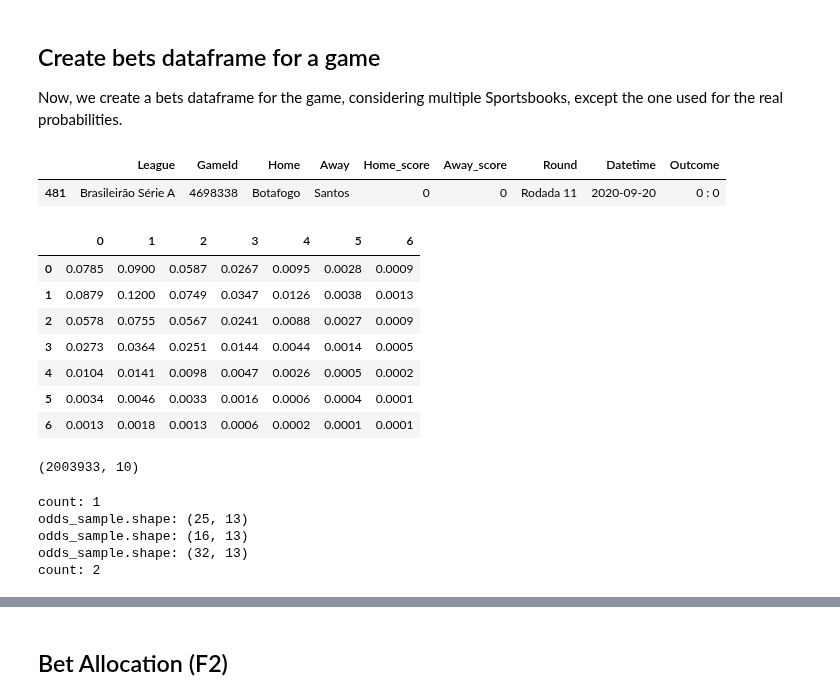
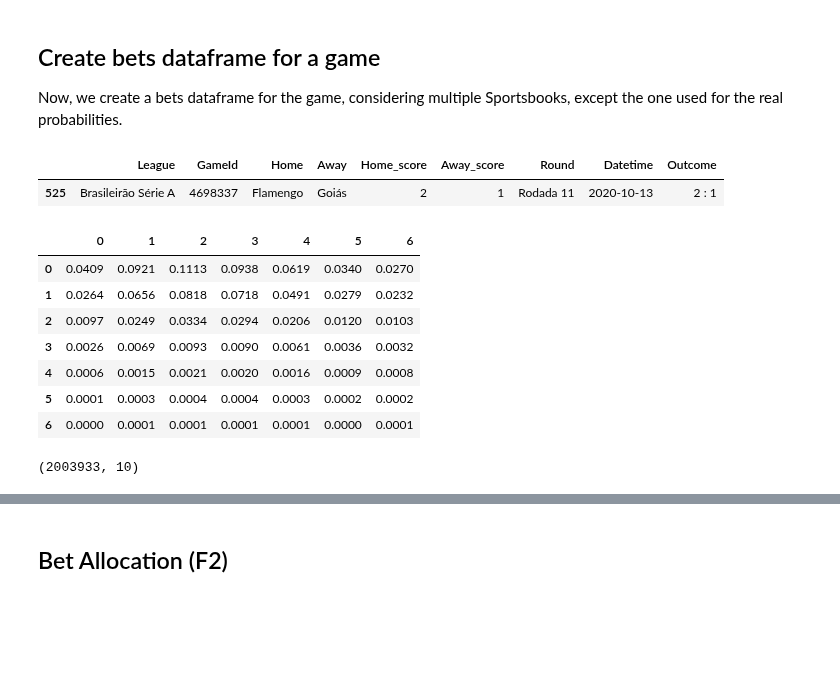
Before and after one commit to MarcosAugusto47/soccer-betting-strategy, a Jupyter notebook: notebook.ipynb, the cells around one changed output, grey strips where cells are left out. Cells and saved outputs as stored; diff of their text form; code cells hidden in the pictures; blank space fills up the shorter version.

```diff
--- a/notebook.ipynb
+++ b/notebook.ipynb
@@ -54,24 +54,24 @@ print(odds.shape)
 ## Create bets dataframe for a game
 Now, we create a bets dataframe for the game, considering multiple Sportsbooks, except the one used for the real probabilities.
 # %%
-metadata[metadata.GameId=='4698338']
+metadata[metadata.GameId=='4698337']
 # %% [output]
 |  | League | GameId | Home | Away | Home_score | Away_score | Round | Datetime | Outcome |
-| 481 | Brasileirão Série A | 4698338 | Botafogo | Santos | 0 | 0 | Rodada 11 | 2020-09-20 | 0 : 0 |
+| 525 | Brasileirão Série A | 4698337 | Flamengo | Goiás | 2 | 1 | Rodada 11 | 2020-10-13 | 2 : 1 |
 # %%
-GAME_ID = "4698338" # Chapecoense x Flamengo
+GAME_ID = "4698337" # Chapecoense x Flamengo
 my_game = GameProbs(GAME_ID)
 df = my_game.build_dataframe()
 df
 # %% [output]
 |  | 0 | 1 | 2 | 3 | 4 | 5 | 6 |
-| 0 | 0.0785 | 0.0900 | 0.0587 | 0.0267 | 0.0095 | 0.0028 | 0.0009 |
-| 1 | 0.0879 | 0.1200 | 0.0749 | 0.0347 | 0.0126 | 0.0038 | 0.0013 |
-| 2 | 0.0578 | 0.0755 | 0.0567 | 0.0241 | 0.0088 | 0.0027 | 0.0009 |
-| 3 | 0.0273 | 0.0364 | 0.0251 | 0.0144 | 0.0044 | 0.0014 | 0.0005 |
-| 4 | 0.0104 | 0.0141 | 0.0098 | 0.0047 | 0.0026 | 0.0005 | 0.0002 |
-| 5 | 0.0034 | 0.0046 | 0.0033 | 0.0016 | 0.0006 | 0.0004 | 0.0001 |
-| 6 | 0.0013 | 0.0018 | 0.0013 | 0.0006 | 0.0002 | 0.0001 | 0.0001 |
+| 0 | 0.0409 | 0.0921 | 0.1113 | 0.0938 | 0.0619 | 0.0340 | 0.0270 |
+| 1 | 0.0264 | 0.0656 | 0.0818 | 0.0718 | 0.0491 | 0.0279 | 0.0232 |
+| 2 | 0.0097 | 0.0249 | 0.0334 | 0.0294 | 0.0206 | 0.0120 | 0.0103 |
+| 3 | 0.0026 | 0.0069 | 0.0093 | 0.0090 | 0.0061 | 0.0036 | 0.0032 |
+| 4 | 0.0006 | 0.0015 | 0.0021 | 0.0020 | 0.0016 | 0.0009 | 0.0008 |
+| 5 | 0.0001 | 0.0003 | 0.0004 | 0.0004 | 0.0003 | 0.0002 | 0.0002 |
+| 6 | 0.0000 | 0.0001 | 0.0001 | 0.0001 | 0.0001 | 0.0000 | 0.0001 |
 # %%
 # Example of match that has 46 options of exact result bet
 sportsbook_list = ['1xBet',
@@ -96,44 +96,3 @@ odds = join_metadata(odds, metadata)
 print(odds.shape)
 # %% [output]
 (2003933, 10)
-# %%
-count = 0
-
-for group_name, group_data in odds.groupby(['Datetime']):
-
-    count+=1
-    print(f"count: {count}")
-
-    if count > 1:
-        break
-
-    games_ids = group_data['GameId'].unique()
-
-    #logger.info(f"Datetime: {group_name} with {len(games_ids)} games")
-
-    dfs_dict = {}
-
-    for game_id in games_ids:
-
-        odds_sample = odds[(odds.GameId==game_id)]
-
-        df = GameProbs(game_id).build_dataframe()
-
-        odds_sample = apply_final_treatment(df_odds=odds_sample, df_real_prob=df)
-
-        if len(odds_sample) > 50: # > 50
-            break
-
-        #logger.info(f"game_id: {game_id}")
-        #logger.info(f"odds_sample.shape: {odds_sample.shape}")
-
-        print(f"odds_sample.shape: {odds_sample.shape}")
-        dfs_dict[game_id] = odds_sample
-
-    odds_dt = pd.concat(dfs_dict.values())
-# %% [output]
-count: 1
-odds_sample.shape: (25, 13)
-odds_sample.shape: (16, 13)
-odds_sample.shape: (32, 13)
-count: 2
```
Also changed, not shown: parts of 13 cells of this notebook, 7 other files.
